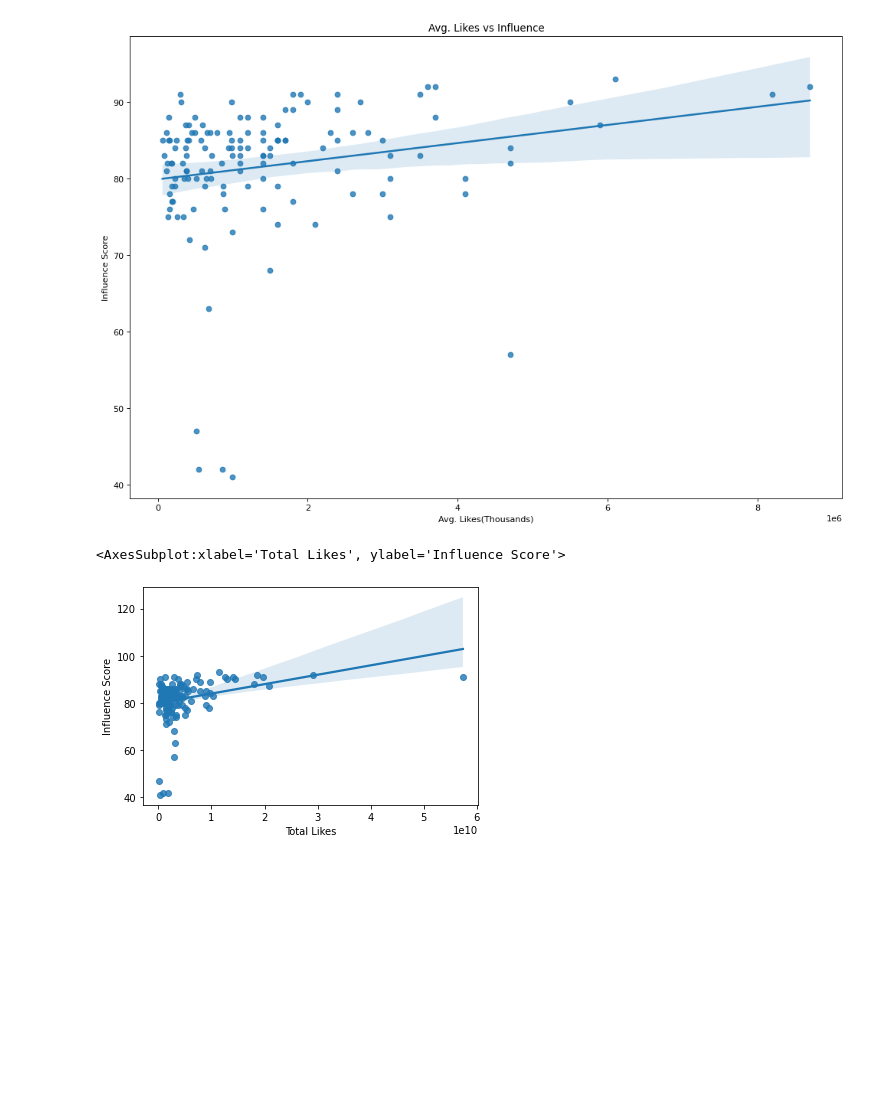
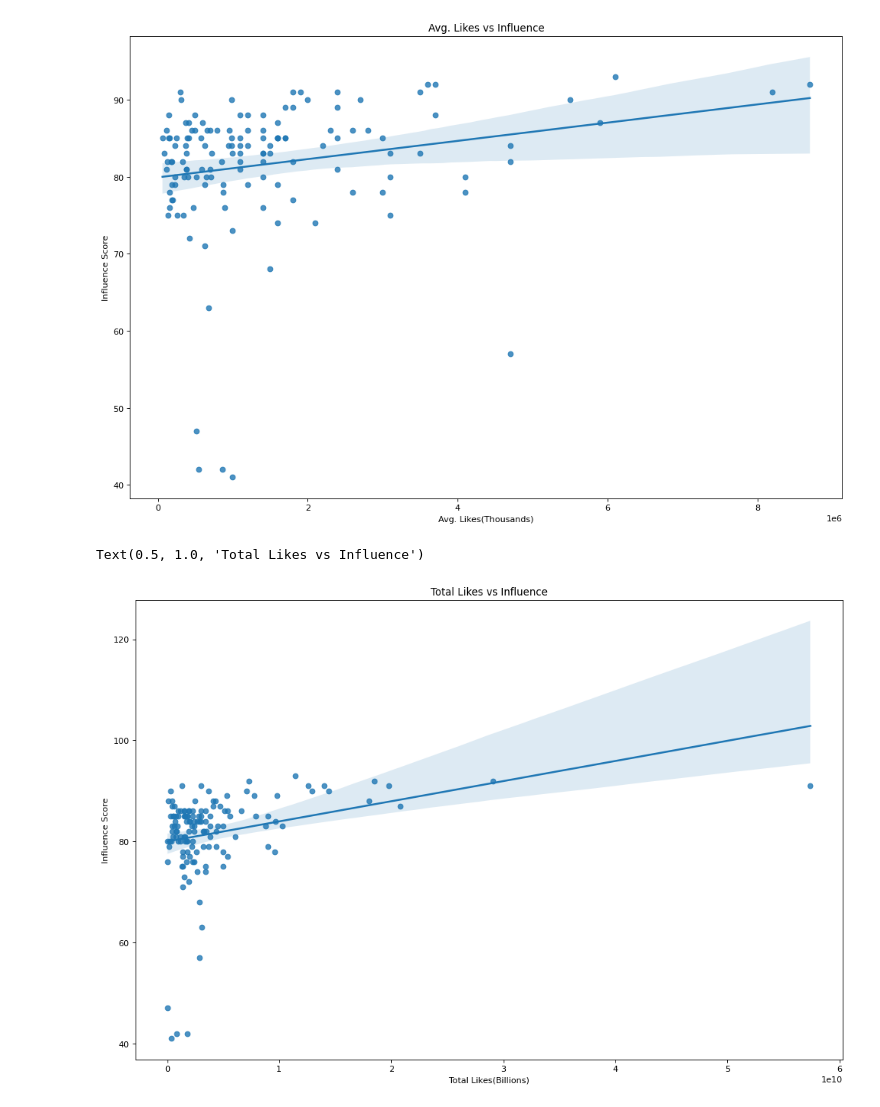
Before and after one commit to Mseymour16/CCIC_DS1, a Jupyter notebook: DS1 Project 1.ipynb, the cells around one changed output. Saved outputs shown, nothing was run; the diff lists cells and outputs as text; code cells hidden in the pictures; blank space fills up the shorter version.

```diff
--- a/DS1 Project 1.ipynb
+++ b/DS1 Project 1.ipynb
@@ -166,8 +166,14 @@ ax.set_title("Avg. Likes vs Influence")
 Text(0.5, 1.0, 'Avg. Likes vs Influence')
 [figure]
 # %%
-sbn.regplot(x = df['Total Likes'] , y = df['Influence Score'])
+figure(figsize=(15, 10), dpi=80)
+
+ax = sbn.regplot(x = df['Total Likes'] , y = df['Influence Score'])
+
+ax.set_xlabel("Total Likes(Billions)")
+ax.set_ylabel("Influence Score")
+ax.set_title("Total Likes vs Influence")
 # %% [output]
-<AxesSubplot:xlabel='Total Likes', ylabel='Influence Score'>
+Text(0.5, 1.0, 'Total Likes vs Influence')
-[figure, old version]
+[figure, new version]
 # %%
```
Also changed, not shown: parts of 1 cell of this notebook.
